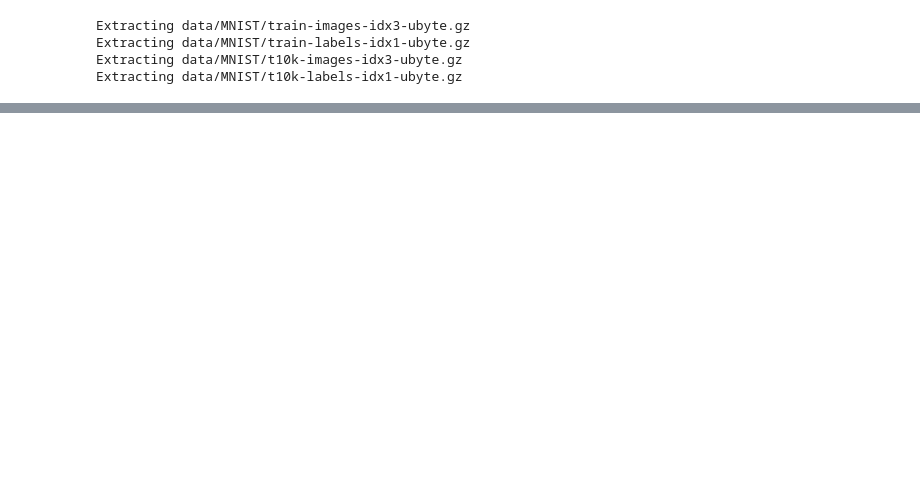
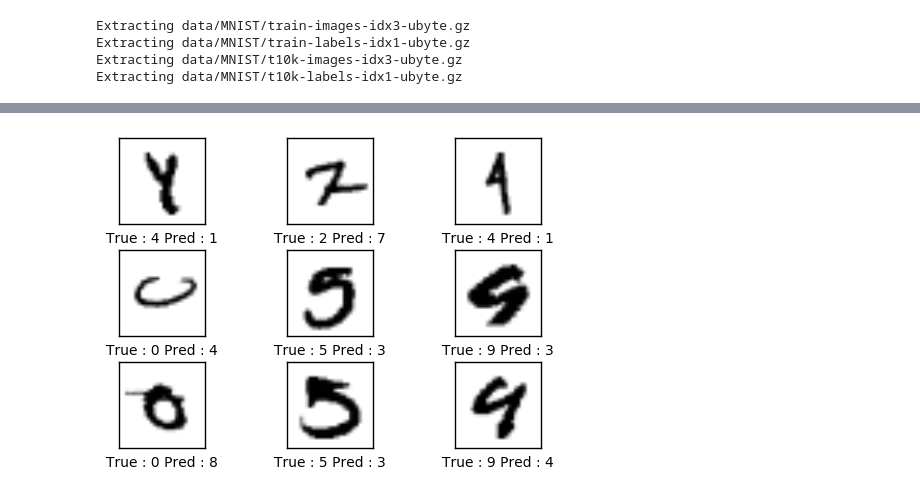
Before and after one commit to vesrinivas/DeepLearning, a Jupyter notebook: DigitRecognitionPrettyTensor.ipynb, the cells around one changed output, grey strips where cells are left out. Saved outputs shown, nothing was run; the diff lists cells and outputs as text; code cells hidden in the pictures; blank space fills up the shorter version.

```diff
--- a/DigitRecognitionPrettyTensor.ipynb
+++ b/DigitRecognitionPrettyTensor.ipynb
@@ -41,7 +41,7 @@ def plotImages(images,trueLabels,predLabels=None):
 
     #create a 3x3 subplot
     (fig,axes) = plt.subplots(3,3)
-
+    fig.subplots_adjust(hspace=0.3,wspace=0.3)
     for i,ax in enumerate(axes.flat):
         ax.imshow(images[i].reshape(img_shape),cmap='binary')
 
@@ -95,0 +132,36 @@ def plotConvWeights(weights,inputChannel=0):
+# %%
+weights1 = getWeights('layer1')
+weights2 = getWeights('layer2')
+# %%
+## lets start running the graph
+session = tf.Session()
+session.run(tf.global_variables_initializer())
+
+def runOptimization(numIter):
+    for i in range(0,numIter):
+        batchSize = 100
+        startTime = time.time()
+        numIterations = int(len(data.train.labels)/batchSize)
+
+        for j in range(0,numIterations):
+            [x_batch,y_batch] = data.train.next_batch(batch_size)
+
+            feed = {x:x_batch,y_true:y_batch}
+            session.run(optimizer,feed_dict=feed)
+
+        labelsTrain = session.run(y_pred,feed_dict={x:data.train.images,y_true:data.train.labels})
+        labelsTest = session.run(y_pred,feed_dict={x:data.test.images,y_true:data.test.labels})
+        w1 = session.run(weights1,feed_dict={x:data.train.images,y_true:data.train.labels})
+        w2 = session.run(weights2,feed_dict={x:data.train.images,y_true:data.train.labels})
+
+        accuracyTrain = session.run(accuracy,feed_dict={x:data.train.images,y_true:data.train.labels})
+        accuracyTest = session.run(accuracy,feed_dict={x:data.test.images,y_true:data.test.labels})
+
+        print('Iteration ',str(i),':')
+        print('Time Taken : ',str(time.time()-startTime),'seconds')
+        print('Training accuracy : ',accuracyTrain*100)
+        print('Testing accuracy : ',accuracyTest*100)
+
+    return labelsTrain,labelsTest,w1,w2
+# %%
+labelsTrain,labelsTest,w1,w2 = runOptimization(2)
@@ -95,0 +190,5 @@ def plotConvWeights(weights,inputChannel=0):
+# %%
+## lets print example errors
+printExampleErrors(data.train.images,np.argmax(data.train.labels,axis=1),np.argmax(labelsTrain,axis=1))
+# %% [output]
+[figure, added]
```
Also changed, not shown: parts of 12 cells of this notebook.
